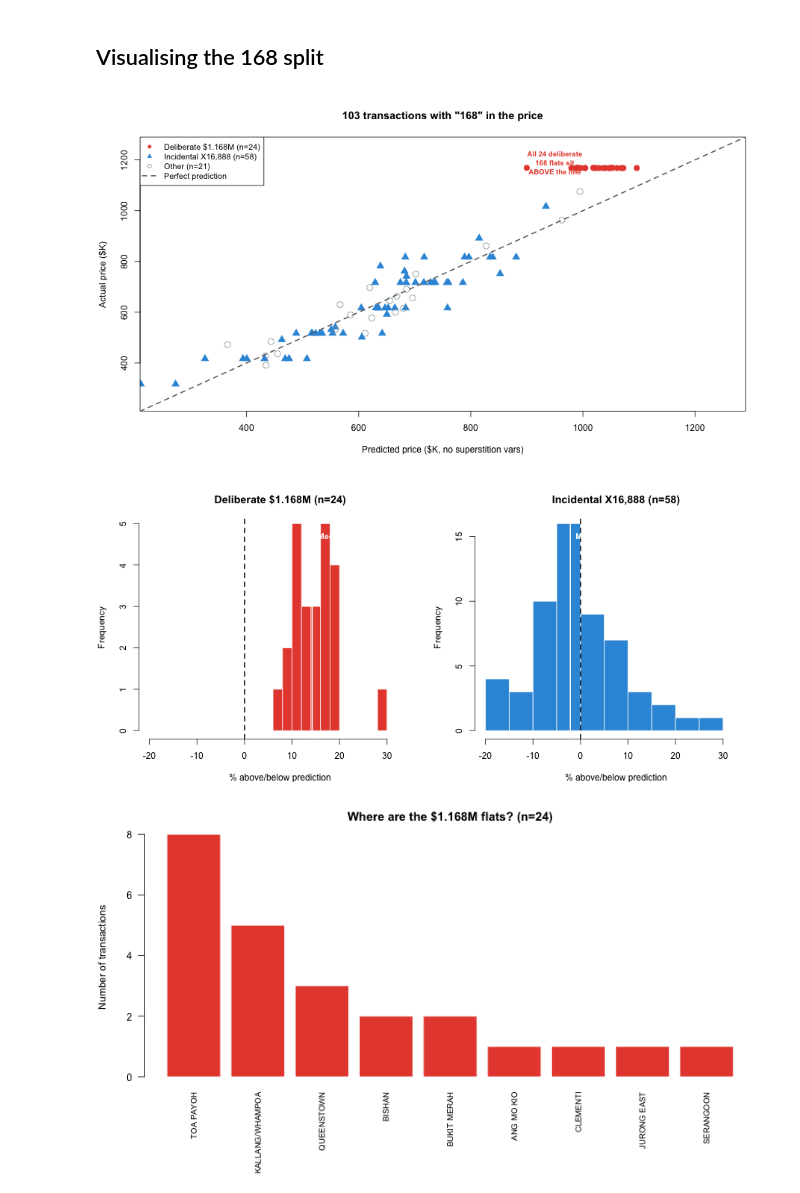
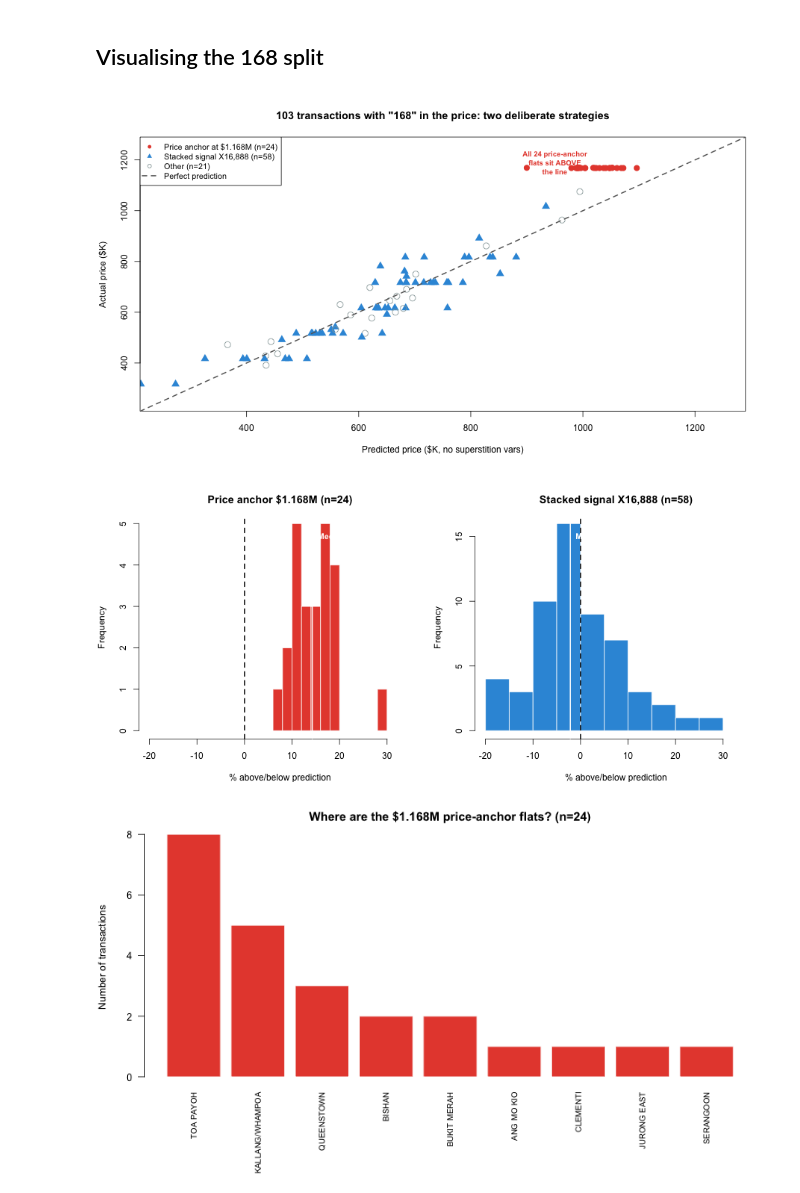
Before and after one commit to wongpeiting/hdb-regression, a Jupyter notebook: 15-168-vs-8-by-price.ipynb, the cells around one changed output. Cells and saved outputs as stored; diff of their text form; code cells hidden in the pictures.

Commit message:
NB15: reframe 168 as two deliberate strategies (price anchor vs stacked signal)

```diff
--- a/15-168-vs-8-by-price.ipynb
+++ b/15-168-vs-8-by-price.ipynb
@@ -634,91 +634,91 @@ The bottom line for the story is simple: the 168 premium is not a generalised "p
 ## Visualising the 168 split
 # %%
 %%R -w 900 -h 500
-# All 168 transactions: actual price vs predicted price, coloured by type
+# All 168 transactions: actual price vs predicted price, coloured by strategy
 df_168 <- df[df$price_has_168 == 1, ]
 
 df_168$type_168 <- ifelse(
     df_168$resale_price >= 1168000 & df_168$resale_price <= 1168888,
-    'Deliberate ($1.168M)',
+    'Price anchor ($1.168M)',
     ifelse(df_168$resale_price %% 1000 == 888 | df_168$resale_price %% 1000 == 688,
-        'Incidental (X16,888)',
+        'Stacked signal (X16,888)',
         'Other 168'))
 
 df_168$pred_base <- predict(model_base, df_168)
 
 # Colour map
-cols <- ifelse(df_168$type_168 == 'Deliberate ($1.168M)', '#e74c3c',
-        ifelse(df_168$type_168 == 'Incidental (X16,888)', '#3498db', '#95a5a6'))
-pchs <- ifelse(df_168$type_168 == 'Deliberate ($1.168M)', 16,
-         ifelse(df_168$type_168 == 'Incidental (X16,888)', 17, 1))
+cols <- ifelse(df_168$type_168 == 'Price anchor ($1.168M)', '#e74c3c',
+        ifelse(df_168$type_168 == 'Stacked signal (X16,888)', '#3498db', '#95a5a6'))
+pchs <- ifelse(df_168$type_168 == 'Price anchor ($1.168M)', 16,
+         ifelse(df_168$type_168 == 'Stacked signal (X16,888)', 17, 1))
 
 plot(df_168$pred_base / 1000, df_168$resale_price / 1000,
      col = cols, pch = pchs, cex = 1.5,
      xlab = 'Predicted price ($K, no superstition vars)',
      ylab = 'Actual price ($K)',
-     main = '103 transactions with "168" in the price',
+     main = '103 transactions with "168" in the price: two deliberate strategies',
      xlim = c(250, 1250), ylim = c(250, 1250))
 abline(0, 1, col = 'grey40', lwd = 2, lty = 2)
 
 legend('topleft',
-    c(sprintf('Deliberate $1.168M (n=%d)', sum(df_168$type_168 == 'Deliberate ($1.168M)')),
-      sprintf('Incidental X16,888 (n=%d)', sum(df_168$type_168 == 'Incidental (X16,888)')),
+    c(sprintf('Price anchor at $1.168M (n=%d)', sum(df_168$type_168 == 'Price anchor ($1.168M)')),
+      sprintf('Stacked signal X16,888 (n=%d)', sum(df_168$type_168 == 'Stacked signal (X16,888)')),
       sprintf('Other (n=%d)', sum(df_168$type_168 == 'Other 168')),
       'Perfect prediction'),
     col = c('#e74c3c', '#3498db', '#95a5a6', 'grey40'),
     pch = c(16, 17, 1, NA), lty = c(NA, NA, NA, 2), lwd = c(NA, NA, NA, 2),
     cex = 0.9, bg = 'white')
 
-# Annotate: the deliberate cluster sits above the line
-text(950, 1190, 'All 24 deliberate\n168 flats sit\nABOVE the line',
+text(950, 1190, 'All 24 price-anchor\nflats sit ABOVE\nthe line',
      col = '#e74c3c', cex = 0.8, font = 2)
 # %% [output]
-[figure, old version]
+[figure, new version]
 # %%
 %%R -w 900 -h 400
 par(mfrow = c(1, 2), mar = c(4, 4, 3, 1))
 
-# Deliberate: histogram of % gap
-deliberate <- df_168[df_168$type_168 == 'Deliberate ($1.168M)', ]
-deliberate$gap_pct <- (deliberate$resale_price - deliberate$pred_base) / deliberate$pred_base * 100
+# Price anchor: histogram of % gap
+anchor <- df_168[df_168$type_168 == 'Price anchor ($1.168M)', ]
+anchor$gap_pct <- (anchor$resale_price - anchor$pred_base) / anchor$pred_base * 100
 
-hist(deliberate$gap_pct, breaks = 15, col = '#e74c3c', border = 'white',
-     main = sprintf('Deliberate $1.168M (n=%d)', nrow(deliberate)),
+hist(anchor$gap_pct, breaks = 15, col = '#e74c3c', border = 'white',
+     main = sprintf('Price anchor $1.168M (n=%d)', nrow(anchor)),
      xlab = '% above/below prediction',
      xlim = c(-20, 35))
 abline(v = 0, col = 'black', lwd = 2, lty = 2)
-abline(v = median(deliberate$gap_pct), col = 'white', lwd = 2)
-text(median(deliberate$gap_pct), par('usr')[4] * 0.9,
-     sprintf('Median: +%.1f%%', median(deliberate$gap_pct)),
+abline(v = median(anchor$gap_pct), col = 'white', lwd = 2)
+text(median(anchor$gap_pct), par('usr')[4] * 0.9,
+     sprintf('Median: +%.1f%%', median(anchor$gap_pct)),
      col = 'white', cex = 0.9, font = 2, pos = 4)
 
-# Incidental: histogram of % gap
-incidental <- df_168[df_168$type_168 == 'Incidental (X16,888)', ]
-incidental$gap_pct <- (incidental$resale_price - incidental$pred_base) / incidental$pred_base * 100
+# Stacked signal: histogram of % gap
+stacked <- df_168[df_168$type_168 == 'Stacked signal (X16,888)', ]
+stacked$gap_pct <- (stacked$resale_price - stacked$pred_base) / stacked$pred_base * 100
 
-hist(incidental$gap_pct, breaks = 15, col = '#3498db', border = 'white',
-     main = sprintf('Incidental X16,888 (n=%d)', nrow(incidental)),
+hist(stacked$gap_pct, breaks = 15, col = '#3498db', border = 'white',
+     main = sprintf('Stacked signal X16,888 (n=%d)', nrow(stacked)),
      xlab = '% above/below prediction',
      xlim = c(-20, 35))
 abline(v = 0, col = 'black', lwd = 2, lty = 2)
-abline(v = median(incidental$gap_pct), col = 'white', lwd = 2)
-text(median(incidental$gap_pct), par('usr')[4] * 0.9,
-     sprintf('Median: %+.1f%%', median(incidental$gap_pct)),
+abline(v = median(stacked$gap_pct), col = 'white', lwd = 2)
+text(median(stacked$gap_pct), par('usr')[4] * 0.9,
+     sprintf('Median: %+.1f%%', median(stacked$gap_pct)),
      col = 'white', cex = 0.9, font = 2, pos = 4)
 # %% [output]
-[figure, old version]
+[figure, new version]
 # %%
 %%R -w 800 -h 450
-# Where are the $1.168M flats? Bar chart by town
-town_counts <- table(deliberate$town)
+# Where are the price-anchor flats? Bar chart by town
+anchor_plot <- df_168[df_168$type_168 == 'Price anchor ($1.168M)', ]
+town_counts <- table(anchor_plot$town)
 town_counts <- sort(town_counts, decreasing = TRUE)
 
 par(mar = c(8, 4, 3, 1))
 barplot(town_counts, las = 2, col = '#e74c3c', border = 'white',
-        main = sprintf('Where are the $1.168M flats? (n=%d)', nrow(deliberate)),
+        main = sprintf('Where are the $1.168M price-anchor flats? (n=%d)', nrow(anchor_plot)),
         ylab = 'Number of transactions',
         cex.names = 0.8)
 # %% [output]
-[figure, old version]
+[figure, new version]
 # %%
 %%R
```
Also changed, not shown: parts of 7 cells of this notebook.
